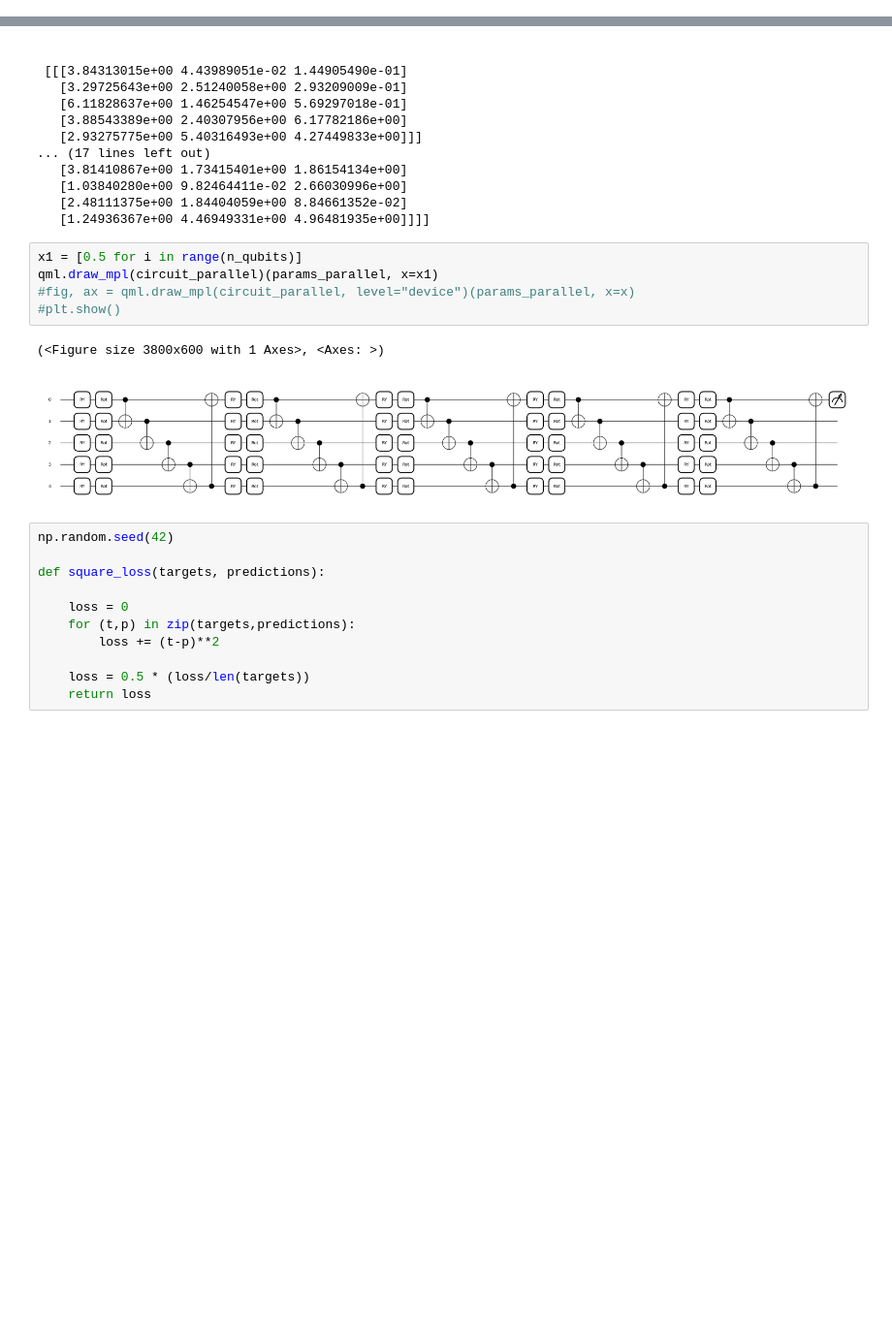
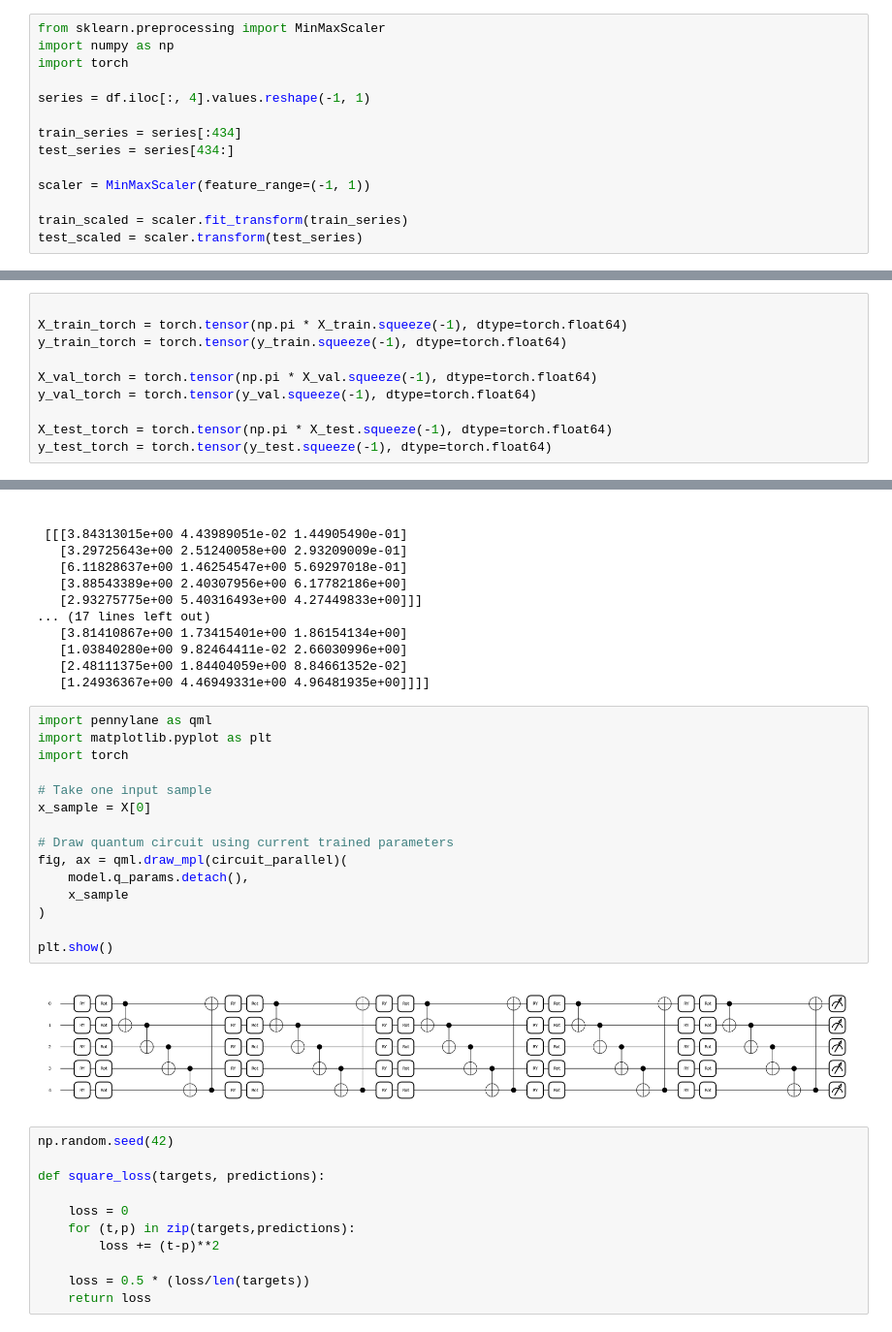
Before and after one commit to tripathydevjyoti/Quantum-Machine-Learning-, a Jupyter notebook: data-re upload/geospatial time series ideal.ipynb, the cells around one changed output, grey strips where cells are left out. Shown at 97% size. Cells and saved outputs as stored; diff of their text form; blank space fills up the shorter version.

Commit message:
hybrid model update

```diff
--- a/data-re upload/geospatial time series ideal.ipynb
+++ b/data-re upload/geospatial time series ideal.ipynb
@@ -98,0 +84,14 @@ y = torch.tensor(
+# %%
+from sklearn.preprocessing import MinMaxScaler
+import numpy as np
+import torch
+
+series = df.iloc[:, 4].values.reshape(-1, 1)
+
+train_series = series[:434]
+test_series = series[434:]
+
+scaler = MinMaxScaler(feature_range=(-1, 1))
+
+train_scaled = scaler.fit_transform(train_series)
+test_scaled = scaler.transform(test_series)
@@ -99 +120,11 @@ y = torch.tensor(
+# %%
+
+X_train_torch = torch.tensor(np.pi * X_train.squeeze(-1), dtype=torch.float64)
+y_train_torch = torch.tensor(y_train.squeeze(-1), dtype=torch.float64)
+
+X_val_torch = torch.tensor(np.pi * X_val.squeeze(-1), dtype=torch.float64)
+y_val_torch = torch.tensor(y_val.squeeze(-1), dtype=torch.float64)
+
+X_test_torch = torch.tensor(np.pi * X_test.squeeze(-1), dtype=torch.float64)
+y_test_torch = torch.tensor(y_test.squeeze(-1), dtype=torch.float64)
 # %%
@@ -123,13 +269,22 @@ print(params_parallel)
    [2.48111375e+00 1.84404059e+00 8.84661352e-02]
    [1.24936367e+00 4.46949331e+00 4.96481935e+00]]]]
 # %%
-x1 = [0.5 for i in range(n_qubits)]
-qml.draw_mpl(circuit_parallel)(params_parallel, x=x1)
-#fig, ax = qml.draw_mpl(circuit_parallel, level="device")(params_parallel, x=x)
-#plt.show()
+import pennylane as qml
+import matplotlib.pyplot as plt
+import torch
+
+# Take one input sample
+x_sample = X[0]
+
+# Draw quantum circuit using current trained parameters
+fig, ax = qml.draw_mpl(circuit_parallel)(
+    model.q_params.detach(),
+    x_sample
+)
+
+plt.show()
 # %% [output]
-(<Figure size 3800x600 with 1 Axes>, <Axes: >)
-[figure, old version]
+[figure, new version]
 # %%
 np.random.seed(42)
 
```
Also changed, not shown: parts of 9 cells of this notebook.
